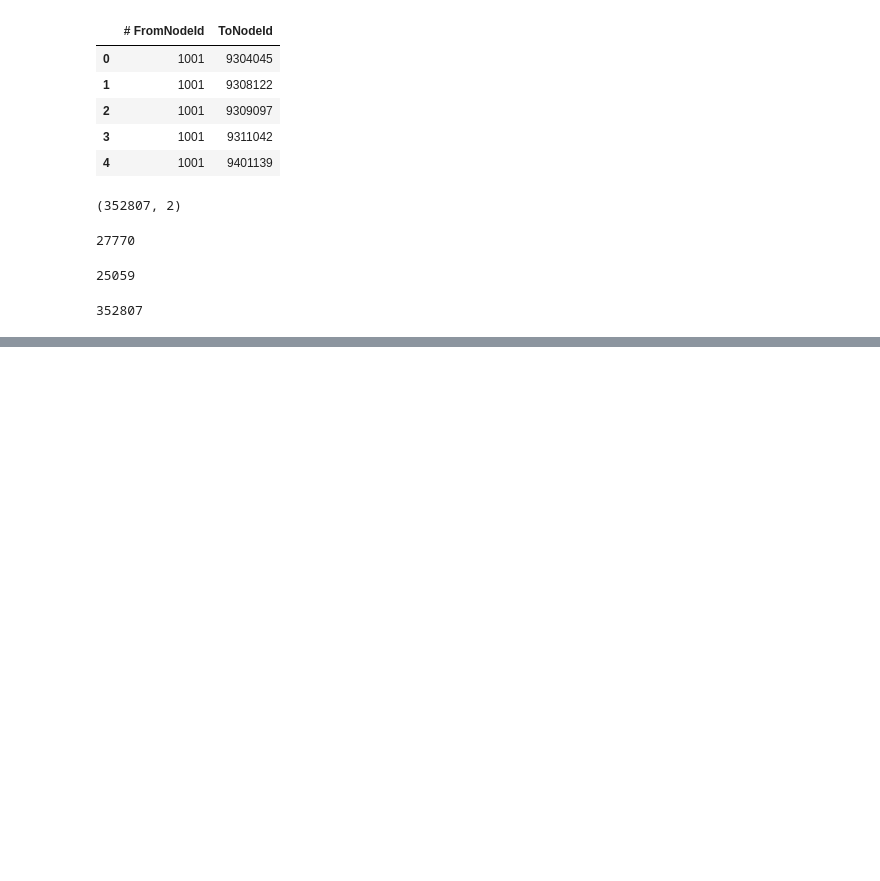
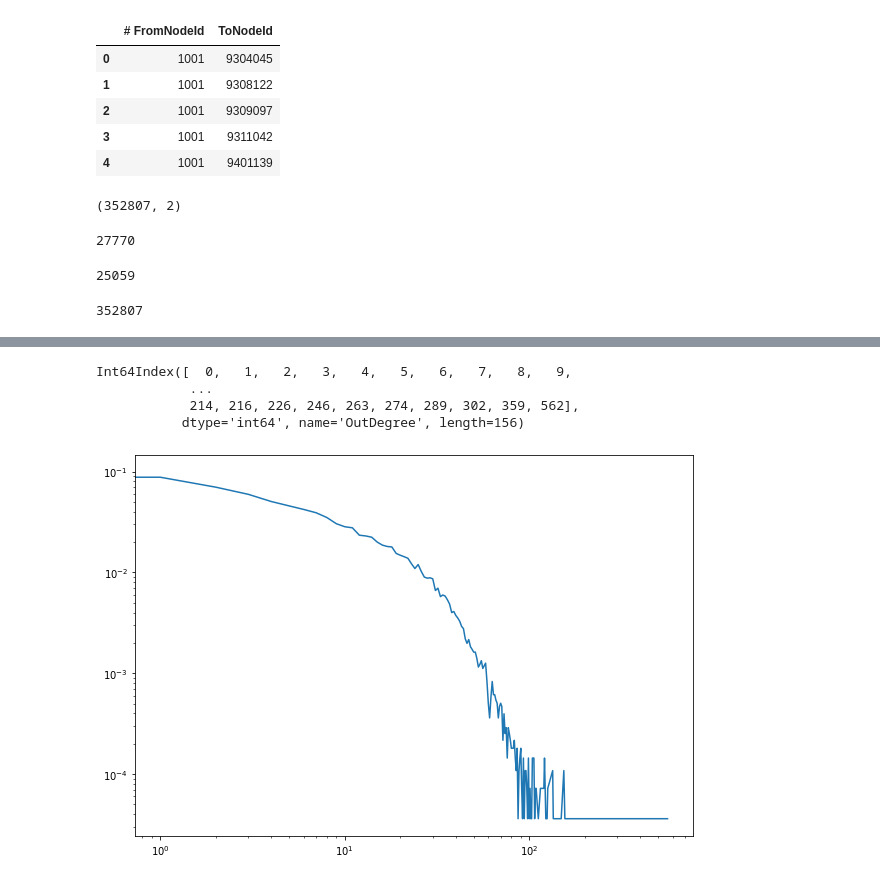
Before and after one commit to mohity5/Practice_NetworkAnalysis_Airports, a Jupyter notebook: basics.ipynb, the cells around one changed output, grey strips where cells are left out. Saved outputs shown, nothing was run; the diff lists cells and outputs as text; code cells hidden in the pictures; blank space fills up the shorter version.

Commit message:
In Degree and OutDegree Log-Log plots

```diff
--- a/basics.ipynb
+++ b/basics.ipynb
@@ -61,0 +63,5 @@ sns.histplot(In_Deg)
+# %%
+Degree_Df.columns = ['Nodes', 'InDegree', 'OutDegree']
+# %%
+Degree_Df.shape
+Degree_Df['Dummy'] = 1
@@ -61,0 +77,11 @@ sns.histplot(In_Deg)
+# %%
+OutD_F = Degree_Df.groupby('OutDegree').count()
+# %%
+OutD_F['FreqR'] = OutD_F['Nodes']/len(Nodes)
+# %%
+OutD_F.index
+# %% [output]
+Int64Index([  0,   1,   2,   3,   4,   5,   6,   7,   8,   9,
+            ...
+            214, 216, 226, 246, 263, 274, 289, 302, 359, 562],
+           dtype='int64', name='OutDegree', length=156)
@@ -61,0 +90,7 @@ sns.histplot(In_Deg)
+# %%
+plt.figure(figsize=(10,7))
+plt.plot(OutD_F.index,OutD_F['FreqR'])
+plt.yscale('log')
+plt.xscale('log')
+# %% [output]
+[figure, added]
```
Also changed, not shown: parts of 16 cells of this notebook.
